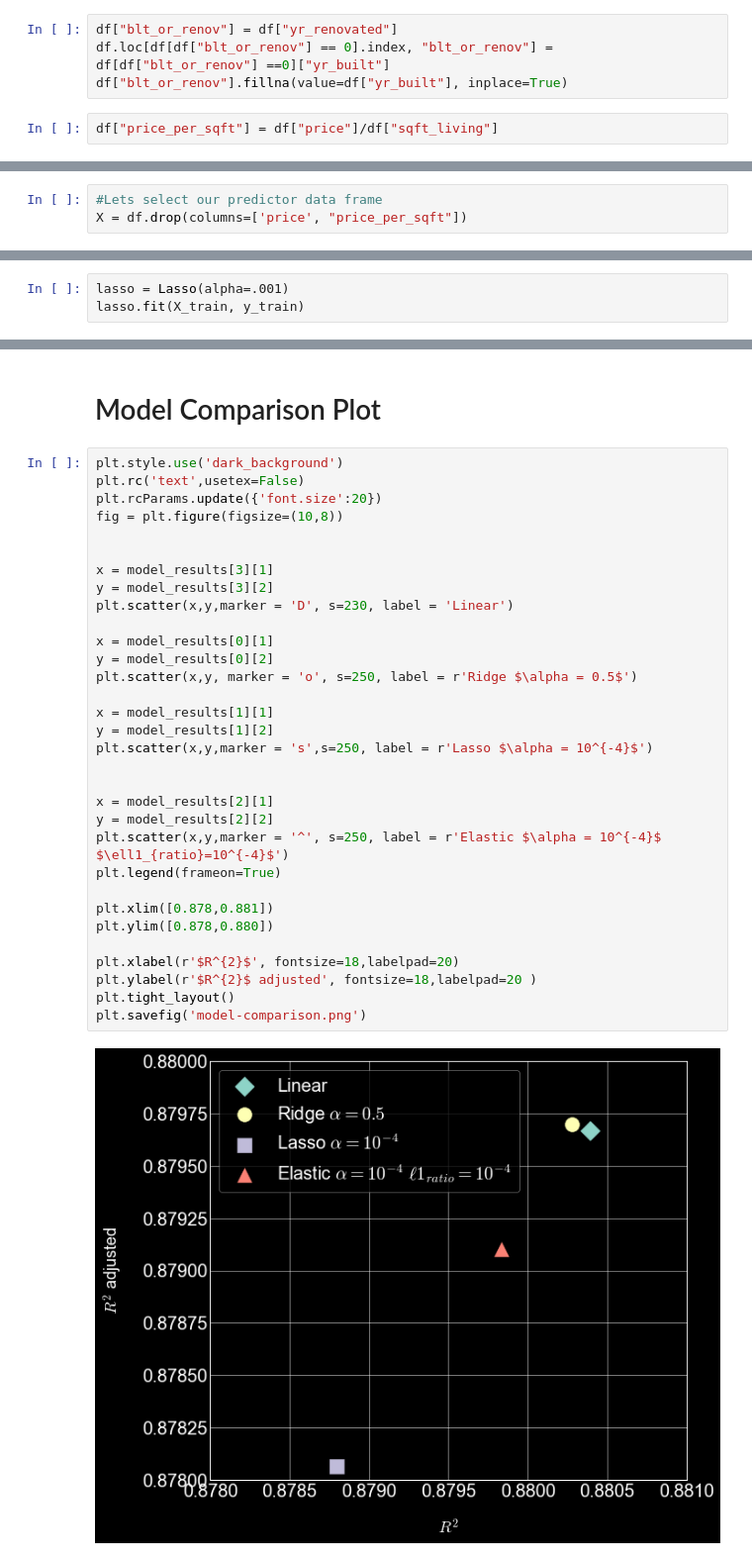
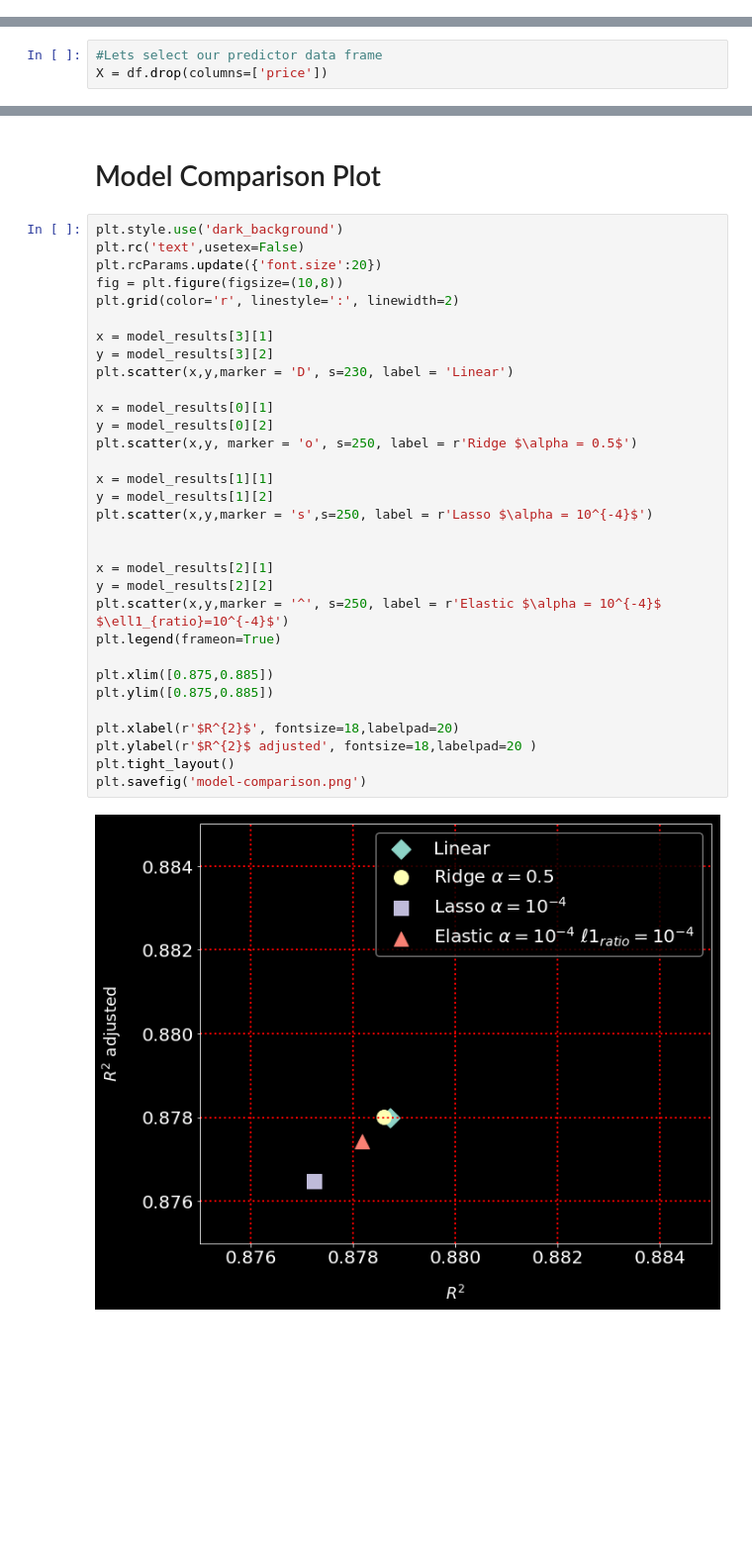
Before and after one commit to angelmanzur/LinearRegression_Proj1, a Jupyter notebook: King Sales - Team Awesome 3.ipynb, the cells around one changed output, grey strips where cells are left out. Shown at 99% size. Saved outputs shown, nothing was run; the diff lists cells and outputs as text; blank space fills up the shorter version.

```diff
--- a/King Sales - Team Awesome 3.ipynb
+++ b/King Sales - Team Awesome 3.ipynb
@@ -126,9 +127,3 @@ Can how recently a house was built or renovated—it's "newness"—affect it's p
-# %%
-df["blt_or_renov"] = df["yr_renovated"]
-df.loc[df[df["blt_or_renov"] == 0].index, "blt_or_renov"] = df[df["blt_or_renov"] ==0]["yr_built"]
-df["blt_or_renov"].fillna(value=df["yr_built"], inplace=True)
-# %%
-df["price_per_sqft"] = df["price"]/df["sqft_living"]
 # %% [markdown]
 ## Modelling whole data set
 # %%
@@ -226,7 +218,7 @@ Found 3842       NAs in column  yr_renovated (17.79% of the data)
 df.drop("yr_renovated", axis=1, inplace=True)
 # %%
 #Lets select our predictor data frame
-X = df.drop(columns=['price', "price_per_sqft"])
+X = df.drop(columns=['price'])
 # %%
 # Let's split the data into train and test data sets
 X_train, X_test, y_train, y_test = train_test_split(X, y, test_size=0.20)
@@ -315,3 +302,0 @@ Test Mean Squarred Error: 0.03416285027737898
-# %%
-lasso = Lasso(alpha=.001)
-lasso.fit(X_train, y_train)
@@ -672,34 +546,34 @@ Ratio of MSEs
 # %%
 plt.style.use('dark_background')
 plt.rc('text',usetex=False)
 plt.rcParams.update({'font.size':20})
 fig = plt.figure(figsize=(10,8))
-
+plt.grid(color='r', linestyle=':', linewidth=2)
 
 x = model_results[3][1]
 y = model_results[3][2]
 plt.scatter(x,y,marker = 'D', s=230, label = 'Linear')
 
 x = model_results[0][1]
 y = model_results[0][2]
 plt.scatter(x,y, marker = 'o', s=250, label = r'Ridge $\alpha = 0.5$')
 
 x = model_results[1][1]
 y = model_results[1][2]
 plt.scatter(x,y,marker = 's',s=250, label = r'Lasso $\alpha = 10^{-4}$')
 
 
 x = model_results[2][1]
 y = model_results[2][2]
 plt.scatter(x,y,marker = '^', s=250, label = r'Elastic $\alpha = 10^{-4}$ $\ell1_{ratio}=10^{-4}$')
 plt.legend(frameon=True)
 
-plt.xlim([0.878,0.881])
-plt.ylim([0.878,0.880])
+plt.xlim([0.875,0.885])
+plt.ylim([0.875,0.885])
 
 plt.xlabel(r'$R^{2}$', fontsize=18,labelpad=20)
 plt.ylabel(r'$R^{2}$ adjusted', fontsize=18,labelpad=20 )
 plt.tight_layout()
 plt.savefig('model-comparison.png')
 # %% [output]
-[figure, old version]
+[figure, new version]
```
Also changed, not shown: parts of 56 cells of this notebook, 2 other files.
